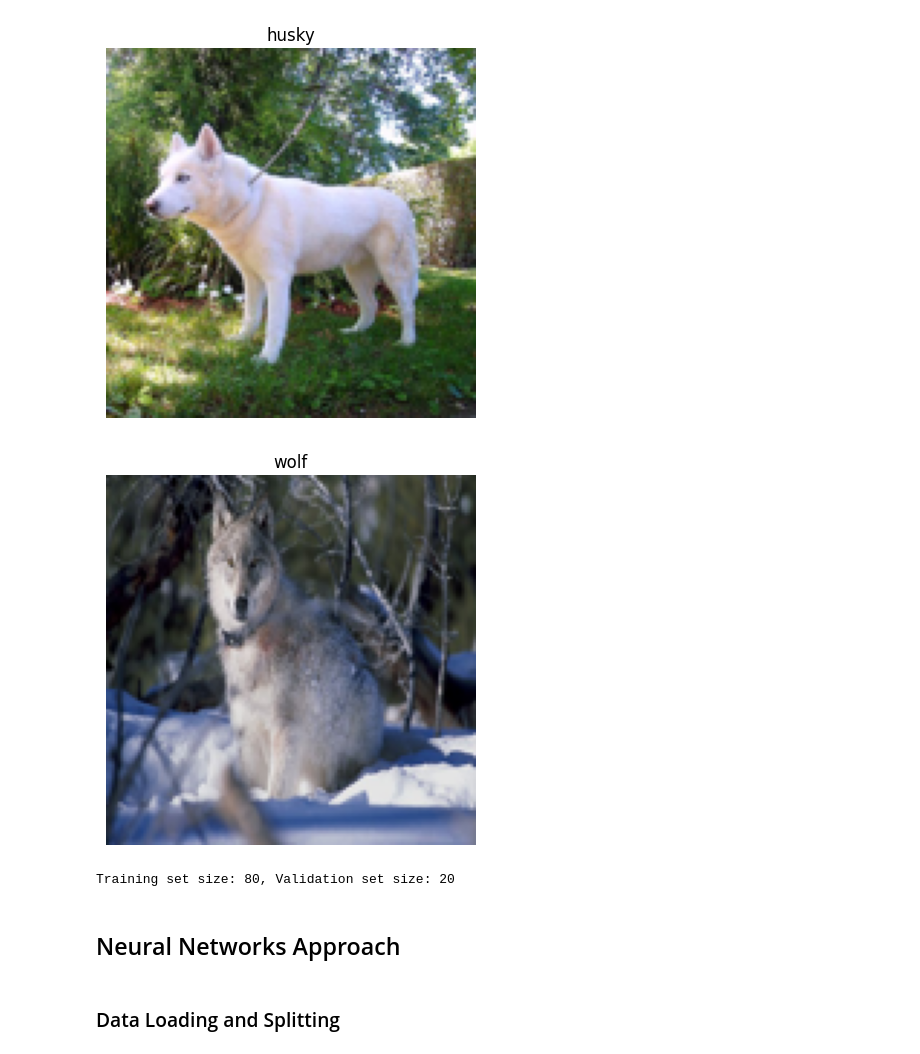
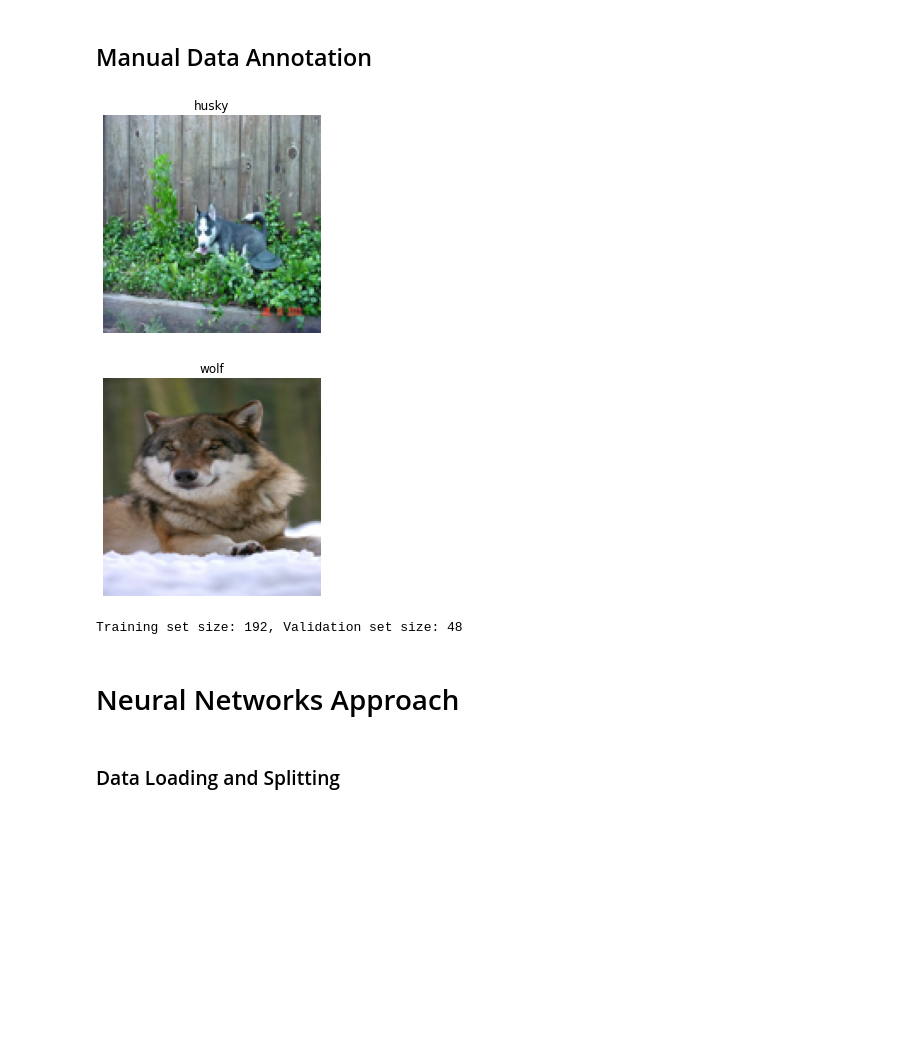
Before and after one commit to Bahoora/Pattern_Lab1, a Jupyter notebook: Assignment1.ipynb, the cells around one changed output. Cells and saved outputs as stored; diff of their text form; code cells hidden in the pictures; blank space fills up the shorter version.

```diff
--- a/Assignment1.ipynb
+++ b/Assignment1.ipynb
@@ -39,3 +1,5 @@
+# %% [markdown]
+## Manual Data Annotation
 # %%
 import os
 import random
@@ -44,7 +8,7 @@ import numpy as np
 import matplotlib.pyplot as plt
 
 # Define dataset path and categories
-data_dir = "data/train"
+data_dir = r"E:\Programming\Machine Learning\Assignments\Pattern_Lab1\data\train"
 categories = ["husky", "wolf"]
 image_size = (128, 128)  # Resize images to a fixed size
 
@@ -69,35 +33,35 @@ def random_crop(image, output_size):
     bottom = height - random.randint(0, height // 4)
     return image.crop((left, top, right, bottom)).resize(output_size)
 
 for label, category in enumerate(categories):
     category_path = os.path.join(data_dir, category)
     img_files = os.listdir(category_path)
 
     # Select a random image from the category and display it FOR TESTING, CAN REMOVE THIS PART AND THE PLT
     random_img = random.choice(img_files)
     img_path = os.path.join(category_path, random_img)
     img = Image.open(img_path).convert("RGB").resize(image_size)
 
     # Display the image
     plt.figure()
     plt.imshow(img)
     plt.title(category)
     plt.axis("off")
 
     # Load all images into dataset
     for img_name in img_files:
         img_path = os.path.join(category_path, img_name)
         img = Image.open(img_path).convert("RGB").resize(image_size)
         dataset.append(np.array(img))  # Convert image to NumPy array
         labels.append(label)  # Assign label
         # Augmented Images (Apply transformations randomly)
         for _ in range(2):  # Adding two augmented versions per image
             aug_img = random_rotation(random_flip(random_crop(img, image_size)))
             dataset.append(np.array(aug_img))
             labels.append(label)
 # %% [output]
-[figure, old version]
+[figure, new version]
-[figure, old version]
+[figure, new version]
 # %%
 # Convert lists to NumPy arrays
 dataset = np.array(dataset, dtype=np.float32) / 255.0  # Normalize pixel values
@@ -115,9 +79,9 @@ plt.show()  # Show the randomly selected images
 
 print(f"Training set size: {len(train_data)}, Validation set size: {len(val_data)}")
 # %% [output]
-Training set size: 80, Validation set size: 20
+Training set size: 192, Validation set size: 48
 # %% [markdown]
-## Neural Networks Approach
+# Neural Networks Approach
 # %%
 from keras.preprocessing.image import ImageDataGenerator
 from keras.models import Sequential
```
Also changed, not shown: parts of 8 cells of this notebook, 1 other file.
